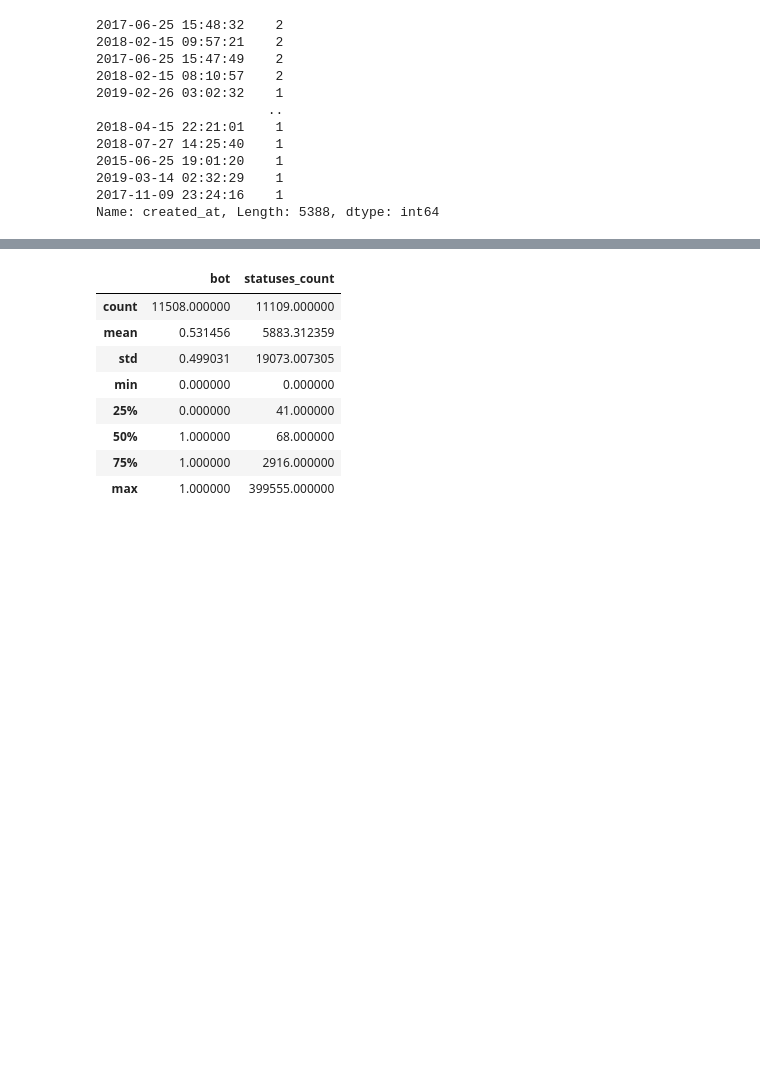
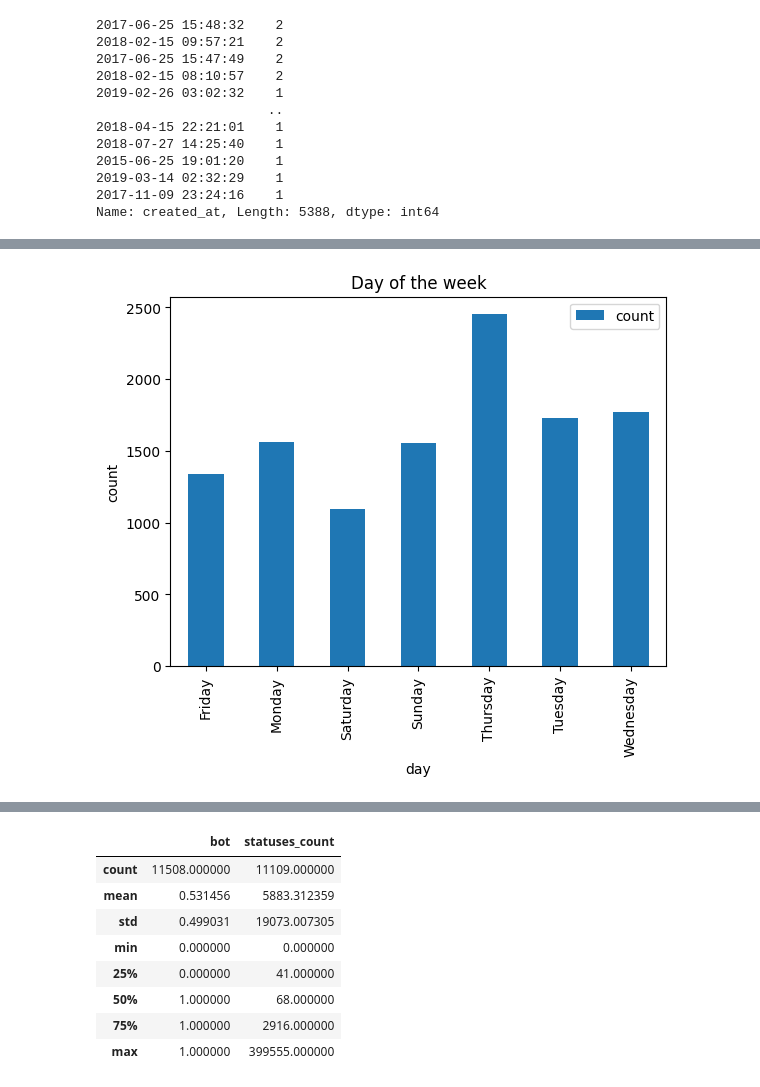
Before and after one commit to domferr/Data-Mining, a Jupyter notebook: Data Understanding.ipynb, the cells around one changed output, grey strips where cells are left out. Cells and saved outputs as stored; diff of their text form; code cells hidden in the pictures; blank space fills up the shorter version.

```diff
--- a/Data Understanding.ipynb
+++ b/Data Understanding.ipynb
@@ -231,0 +233,4 @@ print(df_users.created_at.isna().sum(), "missing created_at attributes")
+# %%
+# Group by day of the week
+created_at_by_day = df_users.groupby([df_users.created_at.dt.day_name().rename("day")]).created_at.agg(count="count").reset_index()
+created_at_by_day
@@ -231,0 +246,6 @@ print(df_users.created_at.isna().sum(), "missing created_at attributes")
+# %%
+created_at_by_day.plot(kind='bar', title='Day of the week', x="day", y="count")
+plt.ylabel("count")
+plt.show()
+# %% [output]
+[figure, added]
```
Also changed, not shown: parts of 11 cells of this notebook.
